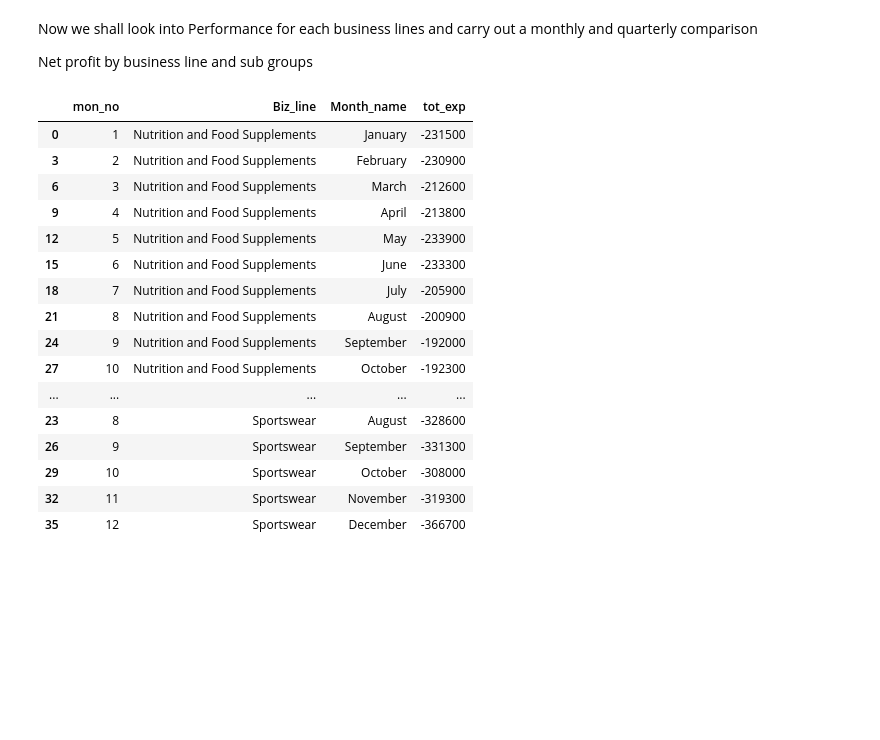
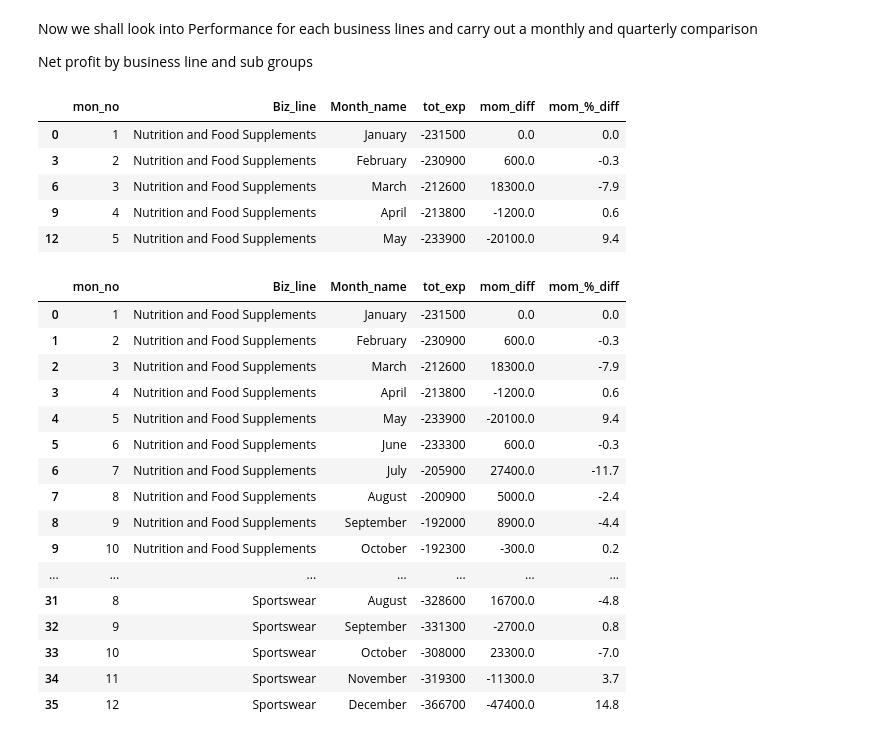
Before and after one commit to djibril968/Python_projects, a Jupyter notebook: Onyx_Financial_Analysis.ipynb, the cells around one changed output. Saved outputs shown, nothing was run; the diff lists cells and outputs as text; code cells hidden in the pictures; blank space fills up the shorter version.

```diff
--- a/Onyx_Financial_Analysis.ipynb
+++ b/Onyx_Financial_Analysis.ipynb
@@ -495,27 +495,53 @@ Net profit by business line and sub groups
 # %%
 trend_exp_extract.head()
 
 #expense by business line, exp group and subgroup
 #Fin_data.groupby(['Month_name','Biz_line'])['Amount'].sum().reset_index(name= 'tot').sort_values(['Month_name', 'tot'], ascending= [True, False])
 exp_by_biz_sub_grp = trend_exp_extract.groupby([ 'mon_no','Biz_line','Month_name'])['Amount'].sum().reset_index(name = 'tot_exp').sort_values(['Biz_line','mon_no', 'tot_exp'], ascending= [True, True, False])
-exp_by_biz_sub_grp
+exp_by_biz_sub_grp['mom_diff'] = exp_by_biz_sub_grp['tot_exp'] - exp_by_biz_sub_grp['tot_exp'].shift(1)
+exp_by_biz_sub_grp['mom_%_diff'] = exp_by_biz_sub_grp['tot_exp'].pct_change().round(3)*100
+exp_by_biz_sub_grp.fillna(0, inplace= True)
+exp_by_biz_sub_grp.head()
 # %% [output]
-|  | mon_no | Biz_line | Month_name | tot_exp |
-| 0 | 1 | Nutrition and Food Supplements | January | -231500 |
-| 3 | 2 | Nutrition and Food Supplements | February | -230900 |
-| 6 | 3 | Nutrition and Food Supplements | March | -212600 |
-| 9 | 4 | Nutrition and Food Supplements | April | -213800 |
-| 12 | 5 | Nutrition and Food Supplements | May | -233900 |
-| 15 | 6 | Nutrition and Food Supplements | June | -233300 |
-| 18 | 7 | Nutrition and Food Supplements | July | -205900 |
-| 21 | 8 | Nutrition and Food Supplements | August | -200900 |
-| 24 | 9 | Nutrition and Food Supplements | September | -192000 |
-| 27 | 10 | Nutrition and Food Supplements | October | -192300 |
-| ... | ... | ... | ... | ... |
-| 23 | 8 | Sportswear | August | -328600 |
-| 26 | 9 | Sportswear | September | -331300 |
-| 29 | 10 | Sportswear | October | -308000 |
-| 32 | 11 | Sportswear | November | -319300 |
-| 35 | 12 | Sportswear | December | -366700 |
+|  | mon_no | Biz_line | Month_name | tot_exp | mom_diff | mom_%_diff |
+| 0 | 1 | Nutrition and Food Supplements | January | -231500 | 0.0 | 0.0 |
+| 3 | 2 | Nutrition and Food Supplements | February | -230900 | 600.0 | -0.3 |
+| 6 | 3 | Nutrition and Food Supplements | March | -212600 | 18300.0 | -7.9 |
+| 9 | 4 | Nutrition and Food Supplements | April | -213800 | -1200.0 | 0.6 |
+| 12 | 5 | Nutrition and Food Supplements | May | -233900 | -20100.0 | 9.4 |
+# %%
+#we look into the mom diff and percentage diff for each business line
+
+exp_by_biz_sub_grp = trend_exp_extract.groupby([ 'mon_no','Biz_line','Month_name'])['Amount'].sum().reset_index(name = 'tot_exp').sort_values(['Biz_line','mon_no', 'tot_exp'], ascending= [True, True, False])
+
+def mom_cal_and_pct(df):
+    df['mom_diff'] = df['tot_exp'] - df['tot_exp'].shift(1)
+    df['mom_%_diff'] = df['tot_exp'].pct_change().round(3)*100
+    df.iloc[0, df.columns.get_loc('mom_diff')] = 0.0
+    df.iloc[0, df.columns.get_loc('mom_%_diff')] = 0.0
+
+    return df
+
+exp_by_biz_sub_grp = exp_by_biz_sub_grp.groupby('Biz_line').apply(mom_cal_and_pct).reset_index(drop= True)
+
+exp_by_biz_sub_grp
+# %% [output]
+|  | mon_no | Biz_line | Month_name | tot_exp | mom_diff | mom_%_diff |
+| 0 | 1 | Nutrition and Food Supplements | January | -231500 | 0.0 | 0.0 |
+| 1 | 2 | Nutrition and Food Supplements | February | -230900 | 600.0 | -0.3 |
+| 2 | 3 | Nutrition and Food Supplements | March | -212600 | 18300.0 | -7.9 |
+| 3 | 4 | Nutrition and Food Supplements | April | -213800 | -1200.0 | 0.6 |
+| 4 | 5 | Nutrition and Food Supplements | May | -233900 | -20100.0 | 9.4 |
+| 5 | 6 | Nutrition and Food Supplements | June | -233300 | 600.0 | -0.3 |
+| 6 | 7 | Nutrition and Food Supplements | July | -205900 | 27400.0 | -11.7 |
+| 7 | 8 | Nutrition and Food Supplements | August | -200900 | 5000.0 | -2.4 |
+| 8 | 9 | Nutrition and Food Supplements | September | -192000 | 8900.0 | -4.4 |
+| 9 | 10 | Nutrition and Food Supplements | October | -192300 | -300.0 | 0.2 |
+| ... | ... | ... | ... | ... | ... | ... |
+| 31 | 8 | Sportswear | August | -328600 | 16700.0 | -4.8 |
+| 32 | 9 | Sportswear | September | -331300 | -2700.0 | 0.8 |
+| 33 | 10 | Sportswear | October | -308000 | 23300.0 | -7.0 |
+| 34 | 11 | Sportswear | November | -319300 | -11300.0 | 3.7 |
+| 35 | 12 | Sportswear | December | -366700 | -47400.0 | 14.8 |
 # %%
 exp_by_exp_grp = trend_exp_extract.groupby([ 'mon_no','Month_name', 'Rev_exp_group'])['Amount'].sum().reset_index(name = 'tot_exp').sort_values(['Rev_exp_group','mon_no', 'tot_exp'], ascending= [True, True, False])
```
Also changed, not shown: parts of 2 cells of this notebook.
